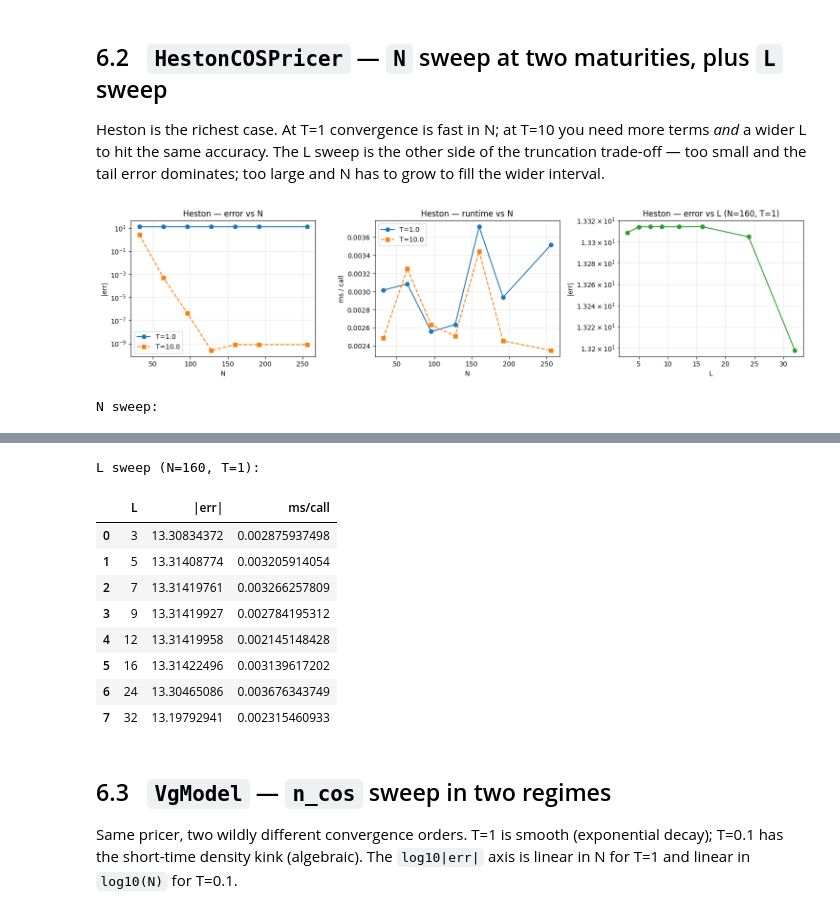
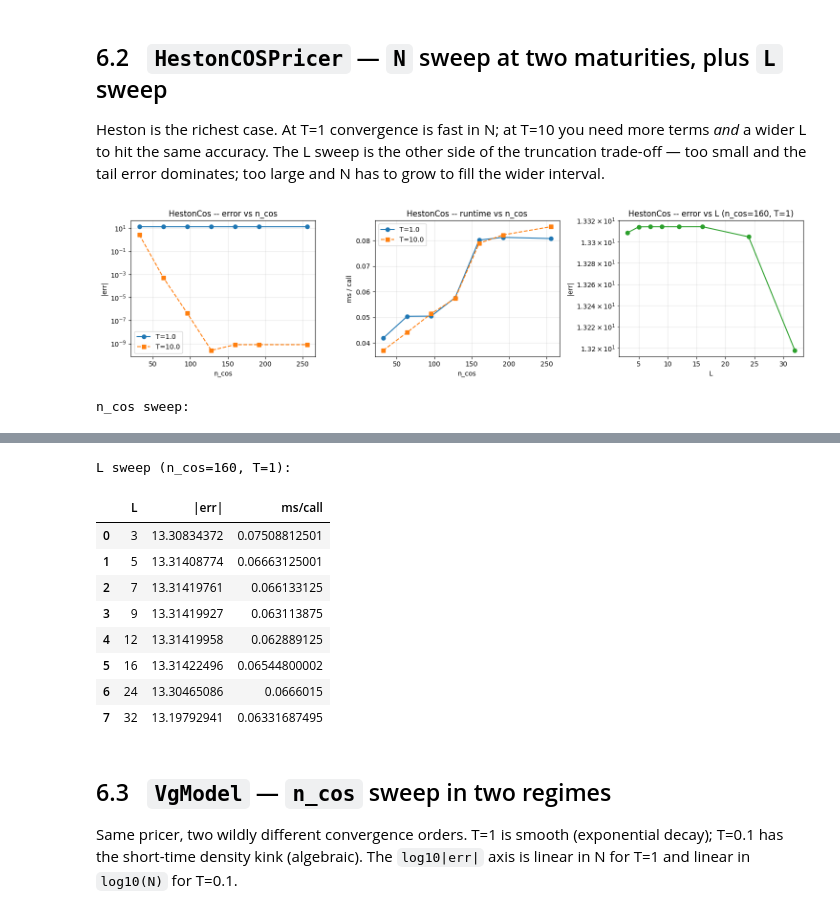
Before and after one commit to ee2625/fourier-cosine-option-pricing, a Jupyter notebook: notebooks/tests.ipynb, the cells around one changed output, grey strips where cells are left out. Cells and saved outputs as stored; diff of their text form; code cells hidden in the pictures.

```diff
--- a/notebooks/tests.ipynb
+++ b/notebooks/tests.ipynb
@@ -611,12 +674,11 @@ density (Eq. 11 in the paper). Integral ≈ 1, and since θ < 0 the mean
 should be negative — log-returns skewed left.
 # %%
 def recover_density(model, texp, n_pts=2**11, n_eval=1000):
-    a, b = model.trunc_range(texp)
+    a, b = model._truncation_range(texp)
     ba   = b - a
     kv   = np.arange(n_pts)
     u    = kv * np.pi / ba
-    cf   = model.char_func(texp)
-    Fk   = (2.0 / ba) * (cf(u) * np.exp(-1j * u * a)).real
+    Fk   = (2.0 / ba) * (model.charfunc_logprice(u, texp) * np.exp(-1j * u * a)).real
     Fk[0] *= 0.5
     x    = np.linspace(a, b, n_eval)
     f    = np.cos(np.outer((x - a) * np.pi / ba, kv)) @ Fk
@@ -672,7 +734,7 @@ STRIKES = np.array([70.0, 85.0, 100.0, 115.0, 130.0])
 TEXPS   = [0.1, 1.0, 5.0]
 TOL     = 1e-10
 
-bsm_model = BsmModel(sigma=0.25, intr=0.05, divr=0.02)
+bsm_model = BsmCos(sigma=0.25, intr=0.05, divr=0.02)
 
 rows = []
 for lam in LAMBDAS:
@@ -1289,23 +1390,23 @@ matrix-vector product.
 sig_b, r_b, q_b, T_b, S_b, K_b = 0.2, 0.05, 0.1, 1.0, 100.0, 100.0
 ref_b = bsm_price(K_b, S_b, sig_b, T_b, r_b, q_b)
 
-model_b = BsmModel(sigma=sig_b, intr=r_b, divr=q_b)
+model_b = BsmCos(sigma=sig_b, intr=r_b, divr=q_b)
 Ns = [8, 16, 32, 64, 128, 256, 512, 1024, 2048]
 rows = []
 for N in Ns:
-    err = abs(model_b.price(K_b, S_b, T_b, n_cos=N) - ref_b)
-    ms  = timed(lambda N=N: model_b.price(K_b, S_b, T_b, n_cos=N))
+    model_b.n_cos = N
+    err = abs(model_b.price(K_b, S_b, T_b) - ref_b)
+    ms  = timed(lambda N=N: (setattr(model_b, "n_cos", N) or model_b.price(K_b, S_b, T_b)))
     rows.append((N, err, ms))
 df_b = pd.DataFrame(rows, columns=["n_cos", "|err|", "ms/call"])
 
 fig, (a1, a2) = plt.subplots(1, 2, figsize=(11, 3.8))
-# clamp tiny errs so semilogy doesn't get ugly
 err_plot = np.maximum(df_b["|err|"], 1e-18)
 a1.semilogy(df_b["n_cos"], err_plot, "o-", color="#1f77b4")
-a1.set(xlabel="n_cos", ylabel="|err|", title="BsmModel — error vs n_cos (log-y)")
+a1.set(xlabel="n_cos", ylabel="|err|", title="BsmCos -- error vs n_cos (log-y)")
 a1.grid(True, which="both", alpha=0.3)
 a2.plot(df_b["n_cos"], df_b["ms/call"], "o-", color="#d62728")
-a2.set(xlabel="n_cos", ylabel="ms / call", title="BsmModel — runtime vs n_cos")
+a2.set(xlabel="n_cos", ylabel="ms / call", title="BsmCos -- runtime vs n_cos")
 a2.grid(True, alpha=0.3)
 fig.tight_layout(); plt.show()
 
@@ -1331,50 +1432,56 @@ sweep is the other side of the truncation trade-off — too small and
 the tail error dominates; too large and N has to grow to fill the
 wider interval.
 # %%
-m_h = HestonCOSPricer(**PAPER_PARAMS)
+m_h = HestonCos(**PAPER_PARAMS)
 
-# N sweep at T=1 and T=10
+# n_cos sweep at T=1 and T=10
 Ns = [32, 64, 96, 128, 160, 192, 256]
 rows = []
 for N in Ns:
     for T, ref in [(1.0, REF_T1), (10.0, REF_T10)]:
-        err = abs(m_h.price_call(100.0, T, N=N) - ref)
-        ms  = timed(lambda N=N, T=T: m_h.price_call(100.0, T, N=N))
+        m_h.n_cos = N
+        err = abs(m_h.price(100.0, S0_HES, T, cp=+1) - ref)
+        ms  = timed(lambda N=N, T=T: (setattr(m_h, "n_cos", N)
+                                       or m_h.price(100.0, S0_HES, T, cp=+1)))
         rows.append((T, N, err, ms))
 df_h_N = pd.DataFrame(rows, columns=["T", "N", "|err|", "ms/call"])
 
-# L sweep at fixed N=160, T=1
+# L sweep at fixed n_cos=160, T=1
 Ls = [3.0, 5.0, 7.0, 9.0, 12.0, 16.0, 24.0, 32.0]
 rows = []
+m_h.n_cos = 160
 for L in Ls:
-    err = abs(m_h.price_call(100.0, 1.0, N=160, L=L) - REF_T1)
-    ms  = timed(lambda L=L: m_h.price_call(100.0, 1.0, N=160, L=L))
+    m_h.L = L
+    err = abs(m_h.price(100.0, S0_HES, 1.0, cp=+1) - REF_T1)
+    ms  = timed(lambda L=L: (setattr(m_h, "L", L)
+                              or m_h.price(100.0, S0_HES, 1.0, cp=+1)))
     rows.append((L, err, ms))
 df_h_L = pd.DataFrame(rows, columns=["L", "|err|", "ms/call"])
+m_h.L = None  # restore default
 
 fig, axs = plt.subplots(1, 3, figsize=(15, 3.8))
 for T, style in [(1.0, "o-"), (10.0, "s--")]:
     sub = df_h_N[df_h_N["T"] == T]
     axs[0].semilogy(sub["N"], np.maximum(sub["|err|"], 1e-18), style, label=f"T={T}")
-axs[0].set(xlabel="N", ylabel="|err|", title="Heston — error vs N")
+axs[0].set(xlabel="n_cos", ylabel="|err|", title="HestonCos -- error vs n_cos")
 axs[0].grid(True, which="both", alpha=0.3); axs[0].legend()
 
 for T, style in [(1.0, "o-"), (10.0, "s--")]:
     sub = df_h_N[df_h_N["T"] == T]
     axs[1].plot(sub["N"], sub["ms/call"], style, label=f"T={T}")
-axs[1].set(xlabel="N", ylabel="ms / call", title="Heston — runtime vs N")
+axs[1].set(xlabel="n_cos", ylabel="ms / call", title="HestonCos -- runtime vs n_cos")
 axs[1].grid(True, alpha=0.3); axs[1].legend()
 
 axs[2].semilogy(df_h_L["L"], np.maximum(df_h_L["|err|"], 1e-18), "o-", color="#2ca02c")
-axs[2].set(xlabel="L", ylabel="|err|", title="Heston — error vs L (N=160, T=1)")
+axs[2].set(xlabel="L", ylabel="|err|", title="HestonCos -- error vs L (n_cos=160, T=1)")
 axs[2].grid(True, which="both", alpha=0.3)
 fig.tight_layout(); plt.show()
 
-print("N sweep:")
+print("n_cos sweep:")
 display(df_h_N)
-print("L sweep (N=160, T=1):")
+print("L sweep (n_cos=160, T=1):")
 df_h_L
 # %% [output]
-[figure, old version]
+[figure, new version]
-N sweep:
+n_cos sweep:
 |  | T | N | |err| | ms/call |
@@ -1395,13 +1502,13 @@ N sweep:
-L sweep (N=160, T=1):
+L sweep (n_cos=160, T=1):
 |  | L | |err| | ms/call |
-| 0 | 3 | 13.30834372 | 0.002875937498 |
-| 1 | 5 | 13.31408774 | 0.003205914054 |
-| 2 | 7 | 13.31419761 | 0.003266257809 |
-| 3 | 9 | 13.31419927 | 0.002784195312 |
-| 4 | 12 | 13.31419958 | 0.002145148428 |
-| 5 | 16 | 13.31422496 | 0.003139617202 |
-| 6 | 24 | 13.30465086 | 0.003676343749 |
-| 7 | 32 | 13.19792941 | 0.002315460933 |
+| 0 | 3 | 13.30834372 | 0.07508812501 |
+| 1 | 5 | 13.31408774 | 0.06663125001 |
+| 2 | 7 | 13.31419761 | 0.066133125 |
+| 3 | 9 | 13.31419927 | 0.063113875 |
+| 4 | 12 | 13.31419958 | 0.062889125 |
+| 5 | 16 | 13.31422496 | 0.06544800002 |
+| 6 | 24 | 13.30465086 | 0.0666015 |
+| 7 | 32 | 13.19792941 | 0.06331687495 |
 # %% [markdown]
 ## 6.3 &nbsp; `VgModel` — `n_cos` sweep in two regimes
 
```
Also changed, not shown: parts of 36 cells of this notebook, 3 other files.
